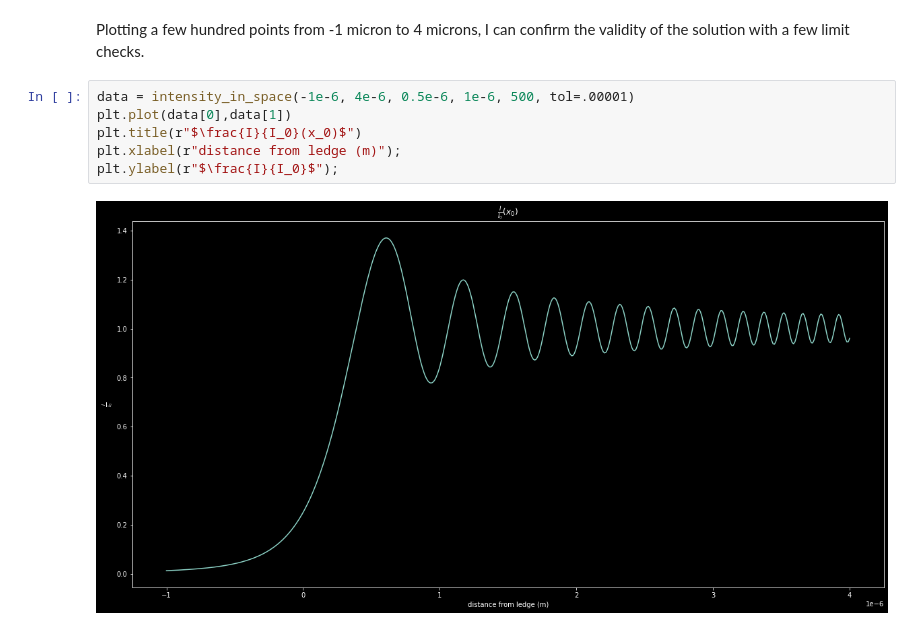
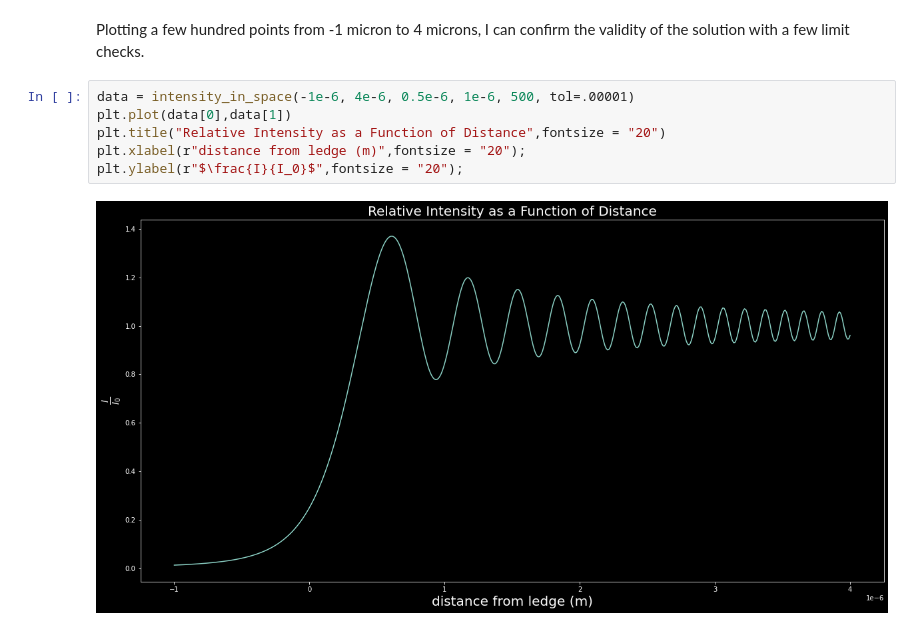
Before and after one commit to gregoryKaiser/cppython, a Jupyter notebook: Homework 2 - Numerical Integration.ipynb, the cells around one changed output. Drawn from its saved outputs; the diff is of its cells as text.

```diff
--- a/Homework 2 - Numerical Integration.ipynb
+++ b/Homework 2 - Numerical Integration.ipynb
@@ -150,9 +150,9 @@ Plotting a few hundred points from -1 micron to 4 microns, I can confirm the val
 # %%
 data = intensity_in_space(-1e-6, 4e-6, 0.5e-6, 1e-6, 500, tol=.00001)
 plt.plot(data[0],data[1])
-plt.title(r"$\frac{I}{I_0}(x_0)$")
-plt.xlabel(r"distance from ledge (m)");
-plt.ylabel(r"$\frac{I}{I_0}$");
+plt.title("Relative Intensity as a Function of Distance",fontsize = "20")
+plt.xlabel(r"distance from ledge (m)",fontsize = "20");
+plt.ylabel(r"$\frac{I}{I_0}$",fontsize = "20");
 # %% [output]
-[figure, old version]
+[figure, new version]
 # %% [markdown]
```
Also changed, not shown: parts of 1 cell of this notebook.
